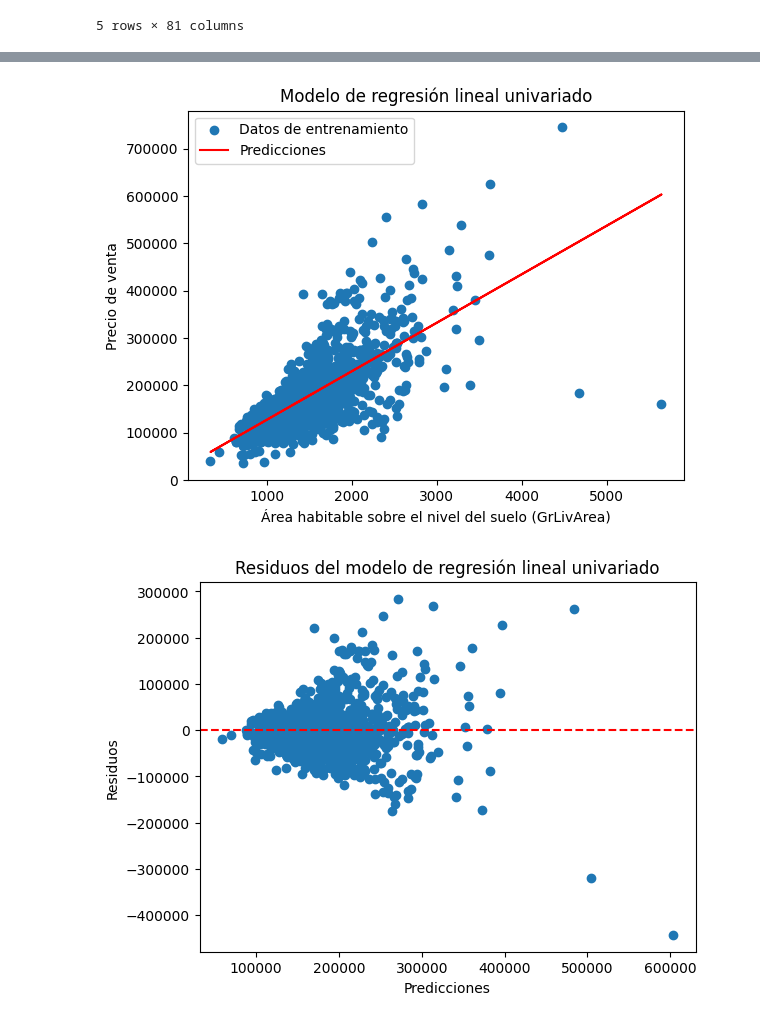
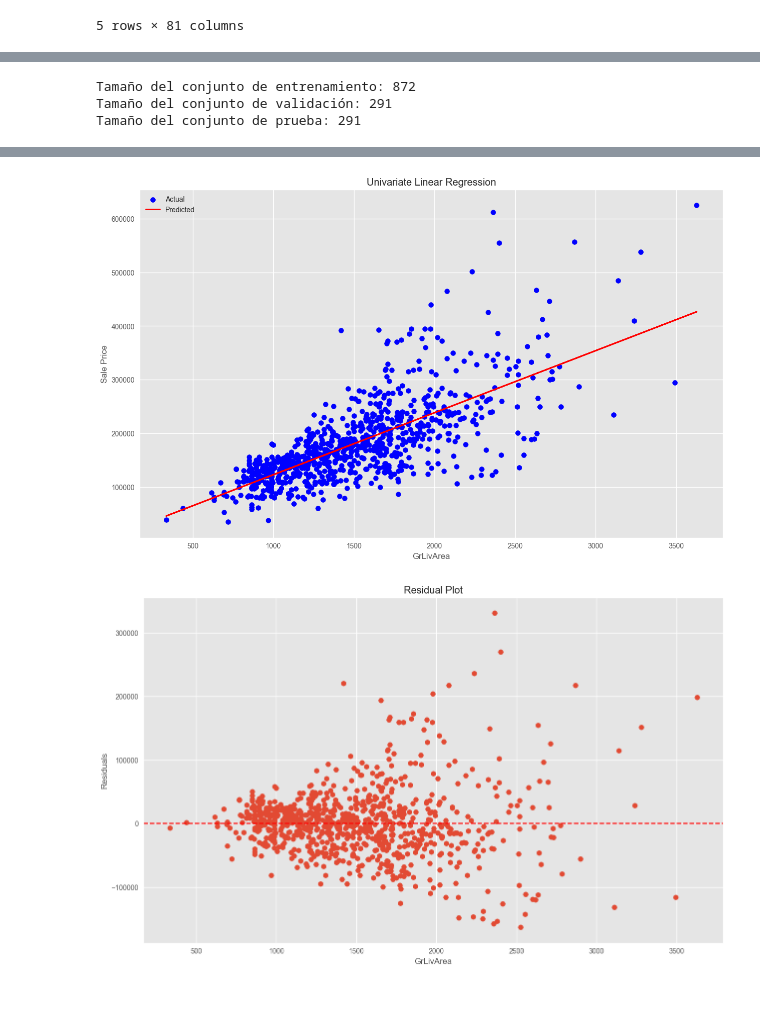
Before and after one commit to estebandonis/HT3-MineriadeDatos, a Jupyter notebook: lab3.ipynb, the cells around one changed output, grey strips where cells are left out. Cells and saved outputs as stored; diff of their text form; code cells hidden in the pictures.

```diff
--- a/lab3.ipynb
+++ b/lab3.ipynb
@@ -232,42 +111,60 @@ Número de filas en el conjunto de prueba: 292
+# %%
+from sklearn.model_selection import train_test_split
+
+# Dividir el conjunto de datos en características (X) y la variable objetivo (y)
+X = numeric.drop("SalePrice", axis=1)
+y = numeric["SalePrice"]
+
+# Dividir los datos en conjunto de entrenamiento y prueba (80% entrenamiento, 20% prueba) con semilla aleatoria fijada
+X_train, X_test, y_train, y_test = train_test_split(X, y, test_size=0.2, random_state=42)
+
+# Si se proporciona un conjunto de datos de prueba adicional, se puede usar como conjunto de validación
+# Si no, se puede dividir aún más el conjunto de prueba para tener un conjunto de validación separado
+X_train, X_val, y_train, y_val = train_test_split(X_train, y_train, test_size=0.25, random_state=42)  # División 80/20 entre entrenamiento y validación
+
+# Imprimir los tamaños de los conjuntos resultantes
+print("Tamaño del conjunto de entrenamiento:", len(X_train))
+print("Tamaño del conjunto de validación:", len(X_val))
+print("Tamaño del conjunto de prueba:", len(X_test))
+# %% [output]
+Tamaño del conjunto de entrenamiento: 872
+Tamaño del conjunto de validación: 291
+Tamaño del conjunto de prueba: 291
 # %%
-#Pregunta 7
-import numpy as np
 import statsmodels.api as sm
 import matplotlib.pyplot as plt
 
-# Agregar una columna de unos para el término constante
-X_train_uni = sm.add_constant(X_train['GrLivArea'])
+# Variable predictora
+X = X_train['GrLivArea']
 
-# Crear el modelo de regresión lineal univariado
-model_uni = sm.OLS(y_train, X_train_uni)
+# Añadir una constante para el término de intercepción
+X = sm.add_constant(X)
 
-# Ajustar el modelo
-results_uni = model_uni.fit()
+# Modelo de regresión lineal
+model = sm.OLS(y_train, X).fit()
 
 # Resumen del modelo
-print(results_uni.summary())
+print(model.summary())
 
-# Obtener los residuos
-residuals_uni = results_uni.resid
+# Hacer predicciones
+predictions = model.predict(X)
 
-# Predicciones sobre los datos de entrenamiento
-predictions_uni = results_uni.predict(X_train_uni)
-
-# Gráfico de dispersión de los datos de entrenamiento y las predicciones
-plt.scatter(X_train['GrLivArea'], y_train, label='Datos de entrenamiento')
-plt.plot(X_train['GrLivArea'], predictions_uni, color='red', label='Predicciones')
-plt.xlabel('Área habitable sobre el nivel del suelo (GrLivArea)')
-plt.ylabel('Precio de venta')
-plt.title('Modelo de regresión lineal univariado')
+# Gráfico de dispersión y línea de regresión
+plt.scatter(X_train['GrLivArea'], y_train, color='blue', label='Actual')
+plt.plot(X_train['GrLivArea'], predictions, color='red', linewidth=2, label='Predicted')
+plt.xlabel('GrLivArea')
+plt.ylabel('Sale Price')
+plt.title('Univariate Linear Regression')
 plt.legend()
 plt.show()
 
-# Gráfico de los residuos
-plt.scatter(predictions_uni, residuals_uni)
+# Gráfico de residuos
+residuals = y_train - predictions
+plt.scatter(X_train['GrLivArea'], residuals)
 plt.axhline(y=0, color='red', linestyle='--')
-plt.xlabel('Predicciones')
-plt.ylabel('Residuos')
-plt.title('Residuos del modelo de regresión lineal univariado')
+plt.xlabel('GrLivArea')
+plt.ylabel('Residuals')
+plt.title('Residual Plot')
 plt.show()
 # %% [output]
                             OLS Regression Results
@@ -289,3 +186,3 @@ Notes:
 strong multicollinearity or other numerical problems.
-[figure, old version]
+[figure, new version]
-[figure, old version]
+[figure, new version]
```
Also changed, not shown: parts of 22 cells of this notebook.
